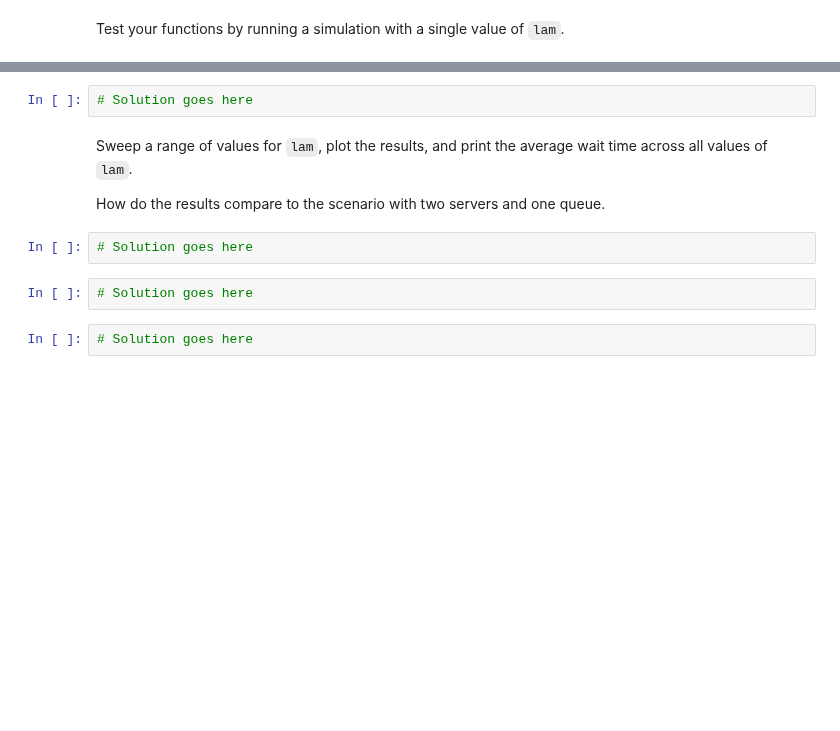
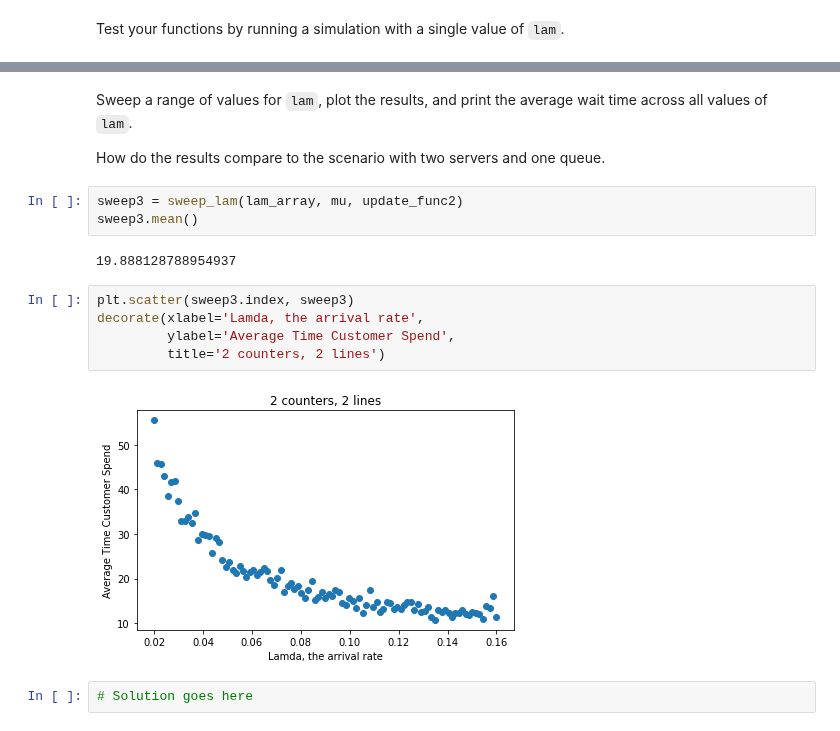
Before and after one commit to ferrysany/ModSimPy, a Jupyter notebook: examples/queue.ipynb, the cells around one changed output, grey strips where cells are left out. Cells and saved outputs as stored; diff of their text form; blank space fills up the shorter version.

```diff
--- a/examples/queue.ipynb
+++ b/examples/queue.ipynb
@@ -377,12 +395,18 @@ Test your functions by running a simulation with a single value of `lam`.
+# %% [markdown]
+Sweep a range of values for `lam`, plot the results, and print the average wait time across all values of `lam`.
+
+How do the results compare to the scenario with two servers and one queue.
+# %%
+sweep3 = sweep_lam(lam_array, mu, update_func2)
+sweep3.mean()
+# %% [output]
+19.888128788954937
+# %%
+plt.scatter(sweep3.index, sweep3)
+decorate(xlabel='Lamda, the arrival rate',
+         ylabel='Average Time Customer Spend',
+         title='2 counters, 2 lines')
+# %% [output]
+[figure, added]
 # %%
 # Solution goes here
-# %% [markdown]
-Sweep a range of values for `lam`, plot the results, and print the average wait time across all values of `lam`.
-
-How do the results compare to the scenario with two servers and one queue.
-# %%
-# Solution goes here
-# %%
-# Solution goes here
-# %%
-# Solution goes here
```
Also changed, not shown: parts of 12 cells of this notebook.
